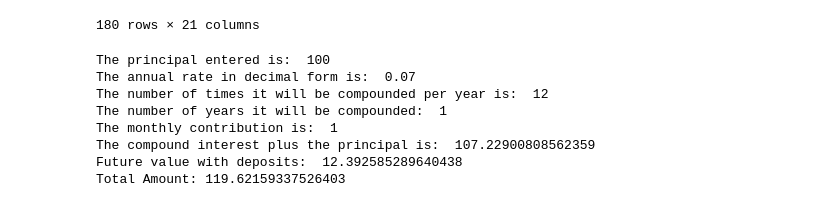
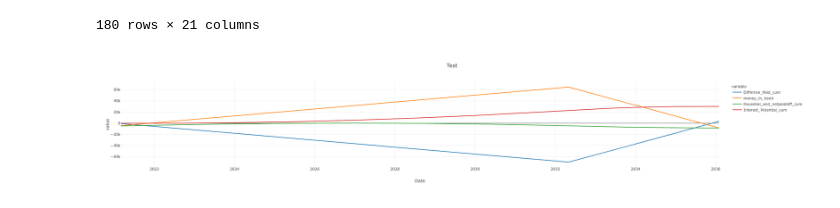
Before and after one commit to hongertron01/Refinance-Compare, a Jupyter notebook: refinance_compare.ipynb, the cells around one changed output. Cells and saved outputs as stored; diff of their text form; code cells hidden in the pictures.

Commit message:
Added some graphs

```diff
--- a/refinance_compare.ipynb
+++ b/refinance_compare.ipynb
@@ -94,62 +92,11 @@ finaldf
-# %%
-# Program to calculate compound interest with monthly contribution at end of month
-
-# First calculate the compound interest for principal using formula: A = P (1 + r/n)**(nt)
-# r = annual interest rate
-# n = number of compounds per period (usually in months)
-# t = time
-
-principalinput = 100
-annualrateinput = 7
-numberoftimescompoundedinput = 12
-yearsinput = 1
-monthlycontributioninput = 1
-
-# Convert entered input from strings into integers
-principal = int(principalinput)
-annualrate = (int(annualrateinput))/100
-numberoftimescompounded = int(numberoftimescompoundedinput)
-years = int(yearsinput)
-monthlycontribution = int(monthlycontributioninput)
-
-print ("The principal entered is: ", principal)
-print ("The annual rate in decimal form is: ", annualrate)
-print ("The number of times it will be compounded per year is: ", numberoftimescompounded)
-print ("The number of years it will be compounded: ", years)
-print ("The monthly contribution is: ", monthlycontribution)
-
-# calculate compound interest plus the principal
-preliminarynumber = (1 + (annualrate/numberoftimescompounded))
-# print ("Preliminary number:", preliminarynumber)
-raisedtopower = (numberoftimescompounded * years)
-# print ("Raised to power:", raisedtopower)
-
-compoundinterestplusprincipal = principal * (preliminarynumber**raisedtopower)
-
-print("The compound interest plus the principal is: ", compoundinterestplusprincipal)
-
-# Now calculate the future value with deposits made at the end of the period
-# Using formula: Monthly Payment × ( ( ( (1 + r/n)^(nt) ) - 1 ) / (r/n) )
-# r = annual interest rate
-# n = number of compounds per period (usually in months)
-# t = time the money is invested (usually in years)
-
-oneplus = (1+(annualrate/numberoftimescompounded))
-raisedtopower2 = ((numberoftimescompounded*years))
-ratedividedbynumberoftimes = annualrate/numberoftimescompounded
-
-halfdone = (((oneplus**raisedtopower2)-1)/ratedividedbynumberoftimes)
-futurevaluewithdeposits = monthlycontribution*halfdone
-print ("Future value with deposits: ",futurevaluewithdeposits)
-
-totalamount = compoundinterestplusprincipal + futurevaluewithdeposits
-print ("Total Amount:", totalamount)
-# %% [output]
-The principal entered is:  100
-The annual rate in decimal form is:  0.07
-The number of times it will be compounded per year is:  12
-The number of years it will be compounded:  1
-The monthly contribution is:  1
-The compound interest plus the principal is:  107.22900808562359
-Future value with deposits:  12.392585289640438
-Total Amount: 119.62159337526403
+# %%
+fig = px.line(
+            finaldf,
+            x="Date",
+            y=['Differnce_Paid_cum', 'money_in_hand', 'HouseVal_and_netpaiddiff_cum', 'Interest_Potential_cum'],
+            title= 'Test',
+            template='none'
+            )
+fig.show()
+# %% [output]
+[figure, added]
```
Also changed, not shown: parts of 2 cells of this notebook.
